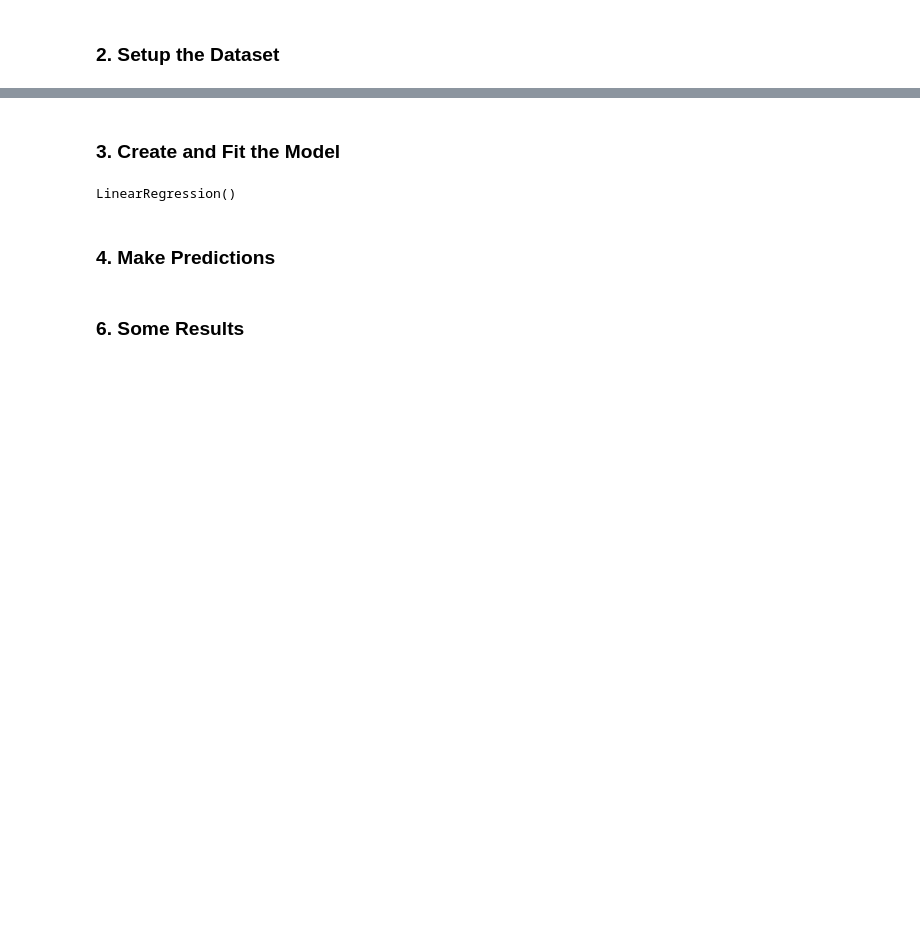
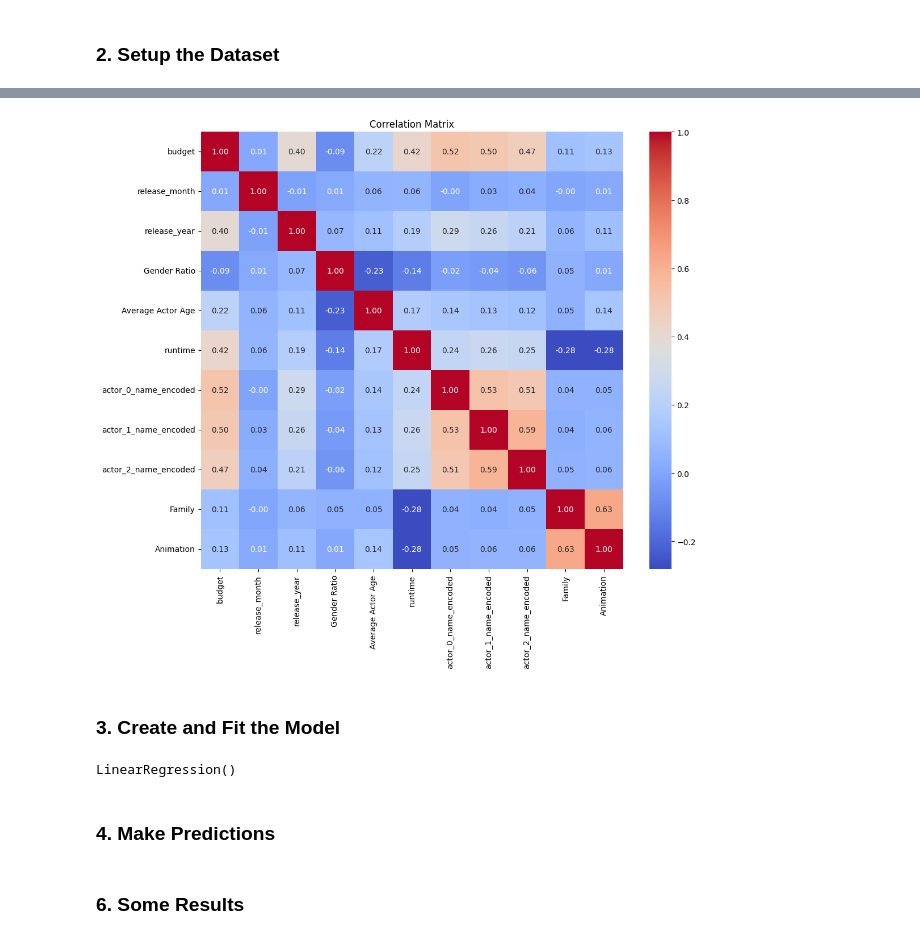
Before and after one commit to hridayc7/box_office_busters, a Jupyter notebook: notebooks/building.ipynb, the cells around one changed output, grey strips where cells are left out. Drawn from its saved outputs; the diff is of its cells as text; code cells hidden in the pictures; blank space fills up the shorter version.

```diff
--- a/notebooks/building.ipynb
+++ b/notebooks/building.ipynb
@@ -65,24 +125,27 @@ Index(['tmdb_id', 'adult', 'belongs_to_collection', 'collection_id', 'budget',
 # %%
 # Select the features (X) and the target variable (y)
+features = ['belongs_to_collection', 'budget', 'release_year', 'Gender Ratio', 'Average Actor Age', 'Crime', 'Drama', 'War',
+       'Western', 'Family', 'Thriller', 'Fantasy', 'Mystery', 'Animation',
+       'Music', 'Romance', 'Adventure', 'History', 'Science Fiction', 'Comedy',
+       'TV Movie', 'Documentary', 'Horror', 'Action', 'January', 'February', 'March', 'April', 'May',
+       'June', 'July', 'August', 'September', 'October', 'November',
+       'December']
+
+# features += ['actor_0_name_encoded','actor_1_name_encoded', 'actor_2_name_encoded']
+features += ['runtime']
+
+
+
+
 # features = ['belongs_to_collection', 'budget', 'release_month', 'release_year', 'Gender Ratio', 'Average Actor Age', 'runtime', 'Crime', 'Drama', 'War',
 #        'Western', 'Family', 'Thriller', 'Fantasy', 'Mystery', 'Animation',
 #        'Music', 'Romance', 'Adventure', 'History', 'Science Fiction', 'Comedy',
-#        'TV Movie', 'Documentary', 'Horror', 'Action', 'actor_0_name_encoded', 'actor_1_name_encoded',
-#        'actor_2_name_encoded']
+#        'TV Movie', 'Documentary', 'Horror', 'Action', 'actor_0_name_encoded',
+#        'actor_1_name_encoded', 'actor_2_name_encoded']
 
-features = ['belongs_to_collection', 'budget', 'release_month', 'release_year', 'Gender Ratio', 'Average Actor Age', 'runtime', 'actor_0_name_encoded', 'actor_1_name_encoded',
-        'actor_2_name_encoded']
+correlation_features = ['budget', 'release_month', 'release_year', 'Gender Ratio', 'Average Actor Age', 'runtime', 'actor_0_name_encoded',
+       'actor_1_name_encoded', 'actor_2_name_encoded', 'Family', 'Animation']
 
-# features = ['belongs_to_collection', 'release_month', 'release_year', 'Gender Ratio', 'Average Actor Age']
-
-
-df['release_month_sin'] = np.sin(2 * np.pi * df['release_month'] / 12)
-df['release_month_cos'] = np.cos(2 * np.pi * df['release_month'] / 12)
-
-# Select features and target variable
-features = ['belongs_to_collection', 'budget', 'release_year', 'Gender Ratio',
-            'Average Actor Age', 'runtime', 'actor_0_name_encoded',
-            'actor_1_name_encoded', 'actor_2_name_encoded', 'release_month_sin', 'release_month_cos']
 
 X = df[features]  # Assuming 'budget' is the independent variable
 y = df['revenue']   # Assuming 'revenue' is the dependent variable
@@ -90,6 +153,16 @@ y = df['revenue']   # Assuming 'revenue' is the dependent variable
 
 # Split the data into train and test sets
 X_train, X_test, y_train, y_test = train_test_split(X, y, test_size=0.2, random_state=42)
+# %%
+correlation_matrix = df[correlation_features ].corr()
+
+# Plot the correlation matrix as a heatmap
+plt.figure(figsize=(12, 10))
+sns.heatmap(correlation_matrix, annot=True, cmap='coolwarm', fmt=".2f")
+plt.title("Correlation Matrix")
+plt.show()
+# %% [output]
+[figure, added]
 # %% [markdown]
 ### 3. Create and Fit the Model
 # %%
```
Also changed, not shown: parts of 6 cells of this notebook, 4 other files.
